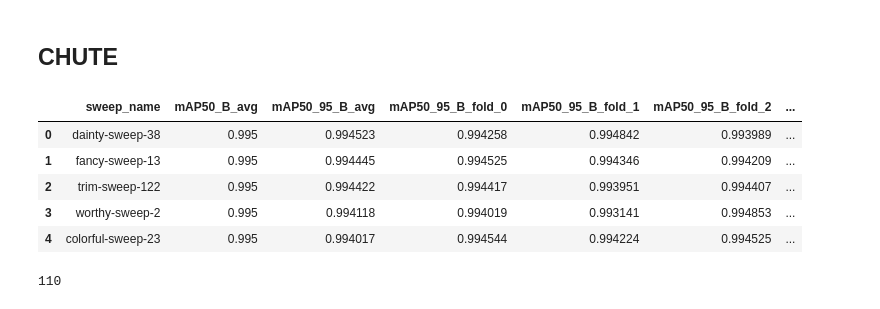
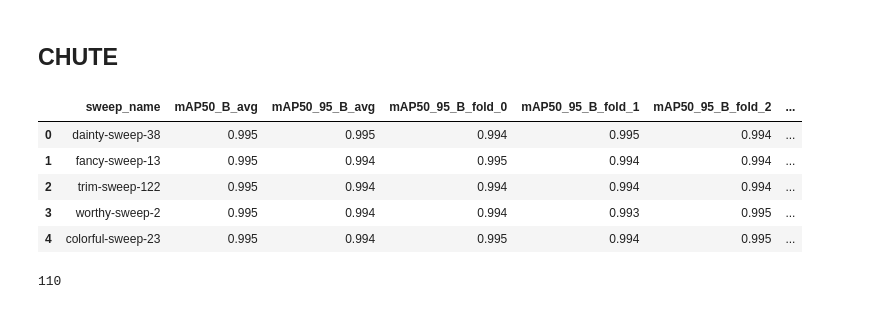
Before and after one commit to rreezN/strawml, a Jupyter notebook: strawml/data/wandbdata.ipynb, the cells around one changed output. Drawn from its saved outputs; the diff is of its cells as text; code cells hidden in the pictures.

```diff
--- a/strawml/data/wandbdata.ipynb
+++ b/strawml/data/wandbdata.ipynb
@@ -139,35 +139,35 @@ straw_sweep = df[df['tag'] == 'straw'].reset_index(drop=True)
 # %%
 # create a new dataframe that for each sweep_name has the average of the metrics across the 5 folds together with a std
 chute_sweep_avg = chute_sweep.groupby('sweep_name').agg(
     mAP50_B_avg=('metrics/mAP50(B)', 'mean'),
     # mAP50_B_std=('metrics/mAP50(B)', 'std'),
     # mAP50_B_max=('metrics/mAP50(B)', 'max'),
     # mAP50_B_min=('metrics/mAP50(B)', 'min'),
     mAP50_95_B_avg=('metrics/mAP50-95(B)', 'mean'),
     # mAP50_95_B_std=('metrics/mAP50-95(B)', 'std'),
     # mAP50_95_B_min=('metrics/mAP50-95(B)', 'min'),
     # mAP50_95_B_max=('metrics/mAP50-95(B)', 'max'),
 ).reset_index()
 
 # to each row add the metric for each fold as a column
 for i in range(5):
     chute_sweep_avg[f'mAP50_95_B_fold_{i}'] = chute_sweep_avg['sweep_name'].apply(
         lambda x: chute_sweep[(chute_sweep['sweep_name'] == x) & (chute_sweep['fold_number'] == str(i))]['metrics/mAP50-95(B)'].values[0]
     )
 
 
 # now we sort the new dataframe by the average of the mAP50-95(B) metric in descending order
 chute_sweep_avg = chute_sweep_avg.sort_values(by='mAP50_95_B_avg', ascending=False).reset_index(drop=True)
 # round the values to 3 decimal places
-# chute_sweep_avg = chute_sweep_avg.round(3)
+chute_sweep_avg = chute_sweep_avg.round(3)
 chute_sweep_avg.head()
 # %% [output]
 |  | sweep_name | mAP50_B_avg | mAP50_95_B_avg | mAP50_95_B_fold_0 | mAP50_95_B_fold_1 | mAP50_95_B_fold_2 | ... |
-| 0 | dainty-sweep-38 | 0.995 | 0.994523 | 0.994258 | 0.994842 | 0.993989 | ... |
-| 1 | fancy-sweep-13 | 0.995 | 0.994445 | 0.994525 | 0.994346 | 0.994209 | ... |
-| 2 | trim-sweep-122 | 0.995 | 0.994422 | 0.994417 | 0.993951 | 0.994407 | ... |
-| 3 | worthy-sweep-2 | 0.995 | 0.994118 | 0.994019 | 0.993141 | 0.994853 | ... |
-| 4 | colorful-sweep-23 | 0.995 | 0.994017 | 0.994544 | 0.994224 | 0.994525 | ... |
+| 0 | dainty-sweep-38 | 0.995 | 0.995 | 0.994 | 0.995 | 0.994 | ... |
+| 1 | fancy-sweep-13 | 0.995 | 0.994 | 0.995 | 0.994 | 0.994 | ... |
+| 2 | trim-sweep-122 | 0.995 | 0.994 | 0.994 | 0.994 | 0.994 | ... |
+| 3 | worthy-sweep-2 | 0.995 | 0.994 | 0.994 | 0.993 | 0.995 | ... |
+| 4 | colorful-sweep-23 | 0.995 | 0.994 | 0.995 | 0.994 | 0.995 | ... |
 # %%
 len(chute_sweep_avg)
 # %% [output]
```
Also changed, not shown: 6 other files.
